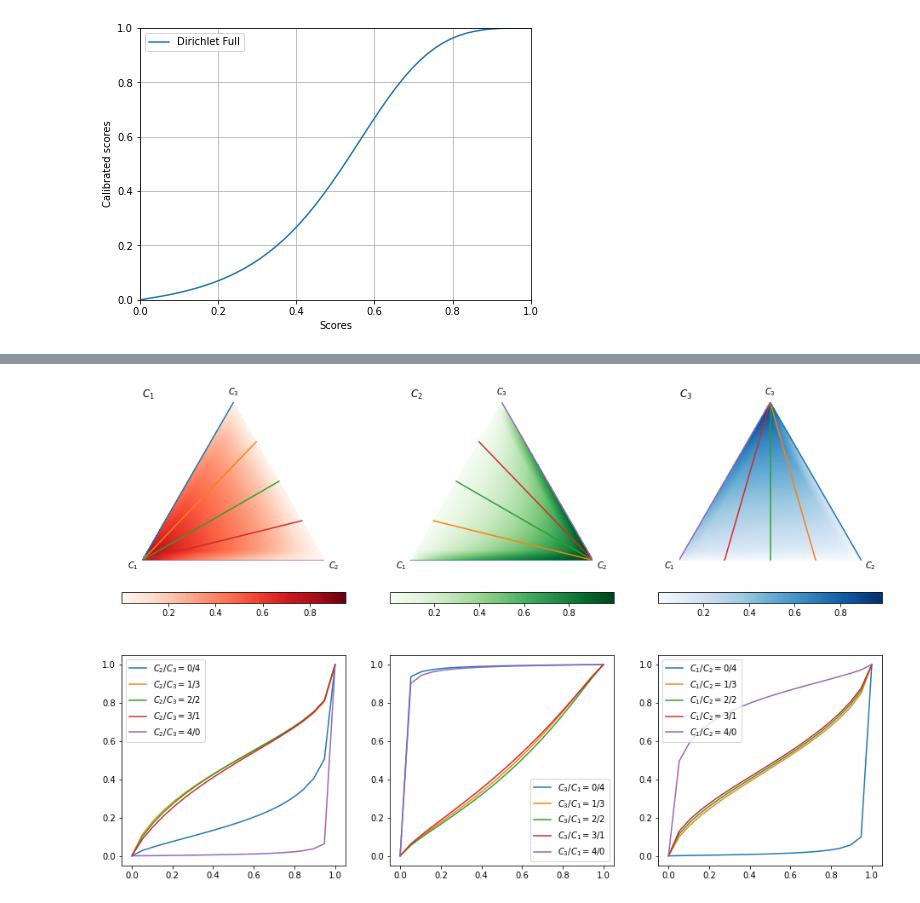
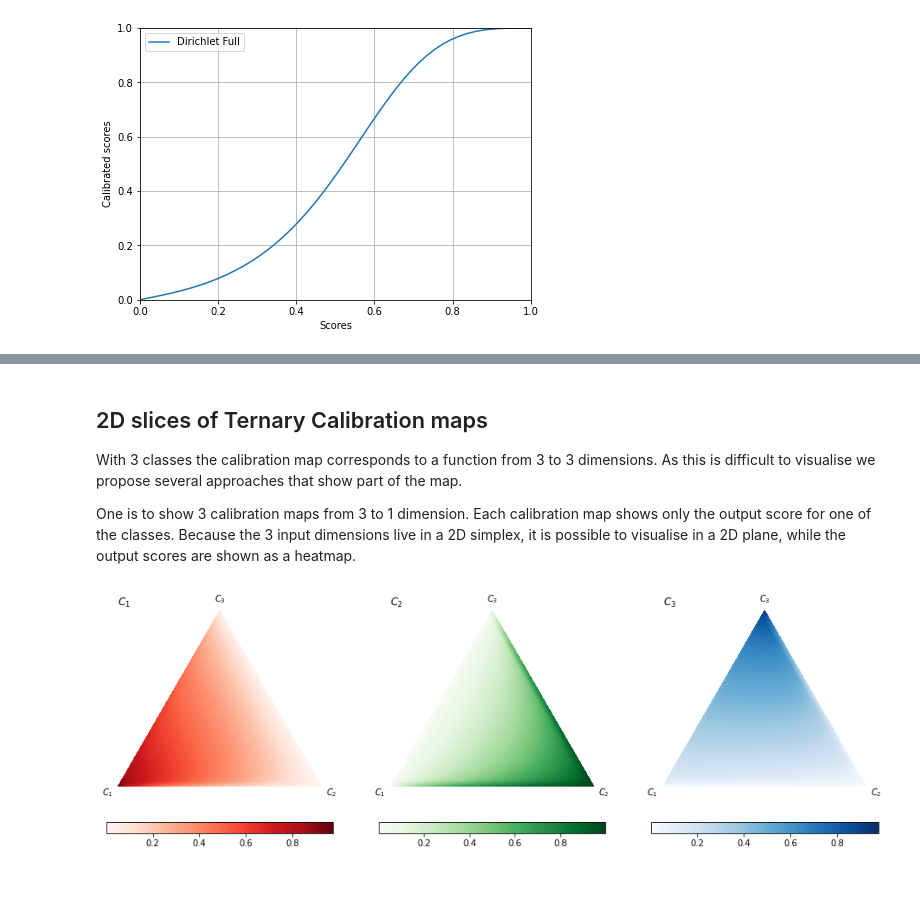
Before and after one commit to classifier-calibration/hands_on, a Jupyter notebook: notebooks/2_visualisation_tools.ipynb, the cells around one changed output, grey strips where cells are left out. Saved outputs shown, nothing was run; the diff lists cells and outputs as text; code cells hidden in the pictures.

```diff
--- a/notebooks/2_visualisation_tools.ipynb
+++ b/notebooks/2_visualisation_tools.ipynb
@@ -262,28 +266,27 @@ We show first one calibration map per class. Each plot from left to right corres
+# %% [markdown]
+## 2D slices of Ternary Calibration maps
+
+With 3 classes the calibration map corresponds to a function from 3 to 3 dimensions. As this is difficult to visualise we propose several approaches that show part of the map.
+
+One is to show 3 calibration maps from 3 to 1 dimension. Each calibration map shows only the output score for one of the classes. Because the 3 input dimensions live in a 2D simplex, it is possible to visualise in a 2D plane, while the output scores are shown as a heatmap.
 # %%
 x, y = dataset_ternary
 x_train, x_test, y_train, y_test = train_test_split(x, y, test_size=0.5)
 cal = CalibratedModel(GaussianNB(), FullDirichletCalibrator())
 cal.fit(x_train, y_train)
 
 from pycalib.visualisations.ternary import draw_func_contours, plot_converging_lines_pvalues, get_converging_lines
 
 c_mark = [{'color':[.5, 0, 0], 'marker':'.', 'label':r'$C_1$', 'cmap':'Reds'},
           {'color':[0, .5, 0], 'marker':'x', 'label':r'$C_2$', 'cmap':'Greens'},
           {'color':[0, 0, .5], 'marker':'+', 'label':r'$C_3$', 'cmap':'Blues'}]
 
-
-fig = plt.figure(figsize=(16, 10))
+fig = plt.figure(figsize=(16, 5))
 for i, c in enumerate(['C1', 'C2', 'C3']):
-    ax = fig.add_subplot(2, 3, i+1)
-
+    ax = fig.add_subplot(1, 3, i+1)
     ax.set_title('$C_{}$'.format(i+1), loc='left')
 
     function = lambda x: cal.calibrator.predict_proba(x.reshape(1,-1))[0][i]
-    draw_func_contours(function, labels='auto', fig=fig, ax=ax, cmap=c_mark[i]['cmap'],
-                       nlevels=100, subdiv=4, draw_lines=5, class_index=i)
-
-    ax2 = fig.add_subplot(2, 3, 3+i+1)
-    lines = get_converging_lines(num_lines=5, mesh_precision=20, class_index=i)
-    plot_converging_lines_pvalues(function, lines, i, ax2)
+    draw_func_contours(function, labels='auto', fig=fig, ax=ax, cmap=c_mark[i]['cmap'])
 # %% [output]
-[figure, old version]
+[figure, new version]
```
Also changed, not shown: parts of 20 cells of this notebook, 4 other files.
